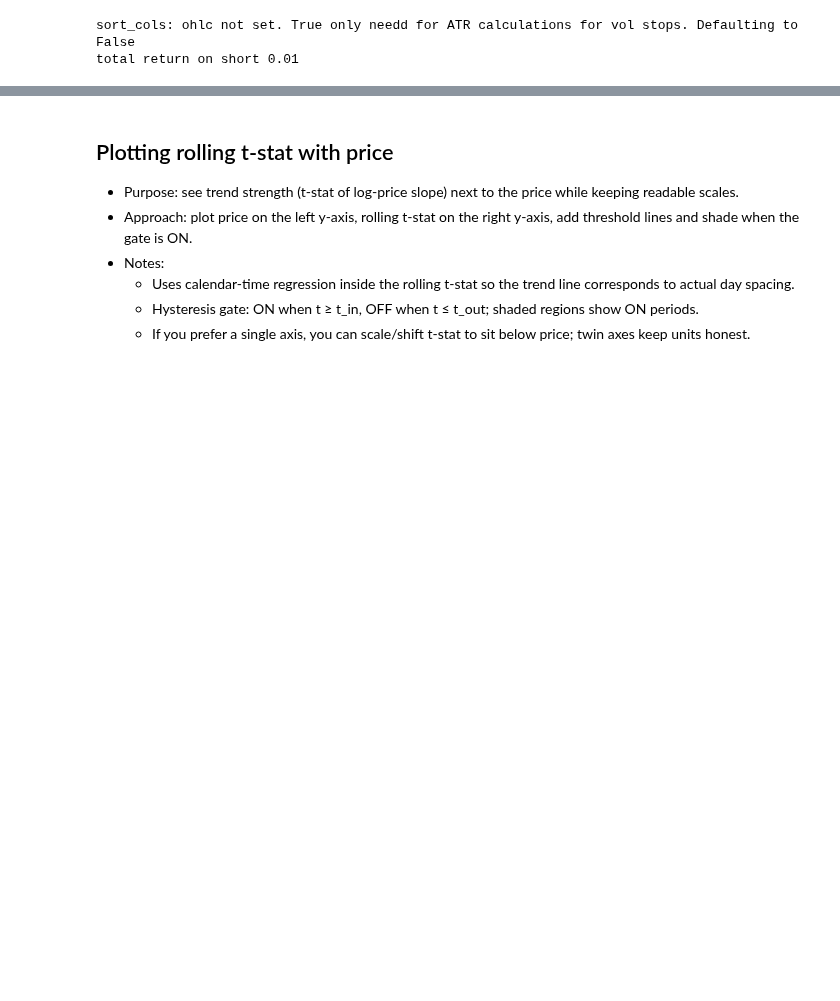
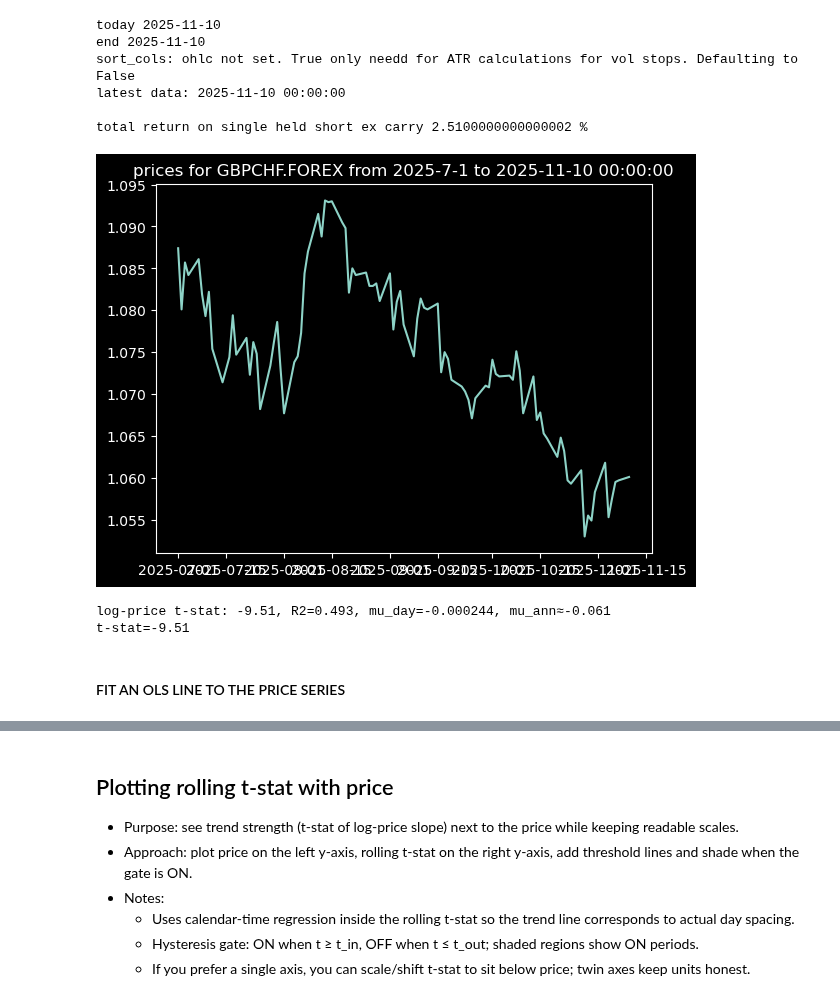
Before and after one commit to nimchimpski/GeoQuant, a Jupyter notebook: various/t-stat_slope.ipynb, the cells around one changed output, grey strips where cells are left out. Saved outputs shown, nothing was run; the diff lists cells and outputs as text; code cells hidden in the pictures; blank space fills up the shorter version.

```diff
--- a/various/t-stat_slope.ipynb
+++ b/various/t-stat_slope.ipynb
@@ -21,42 +21,62 @@ plt.style.use('dark_background')
 # %%
 
 ticker='GBPCHF.FOREX'
-start='2025-4-10'
-end='2025-10-26'
+start='2025-7-1'
+today = pd.Timestamp.today().normalize()
+print('today',today.date())
+end=today
+print('end',end.date())
 s =f1.fetch_csv_robust(ticker, params=config.params)
 s=f1.sort_cols(s)
 s=f2.trim_series(s, start, end)
-# plt.plot(s.index, s.values)
+# print latest date
+print('latest data:',s.index[-1])
+plt.plot(s.index, s.values)
 # # give plot a title
-# plt.title(f'Standardized prices for {ticker} from {start} to {end}')
-# plt.show()
+plt.title(f'prices for {ticker} from {start} to {end}')
+# plt.show8
 x_rets = np.log(s / s.shift(1)).dropna()
 
 total_return=(s.iloc[-1]/s.iloc[0])-1
 total_return = -total_return
 # slope=(s.iloc[-1]-s.iloc[0])/lens
-print('total return on single held short ex carry',round(total_return, 2))
+print('\ntotal return on single held short ex carry',round(total_return, 4)*100,'%')
 # print('slope',slope)
 logp = np.log(s).dropna()
 # %% [output]
+today 2025-11-10
+end 2025-11-10
 sort_cols: ohlc not set. True only needd for ATR calculations for vol stops. Defaulting to False
-total return on short 0.01
+latest data: 2025-11-10 00:00:00
+
+total return on single held short ex carry 2.5100000000000002 %
+[figure, added]
 # %%
-# index = np.arange(len(logp), dtype=float)
+
+
+
+index = np.arange(len(logp), dtype=float)
 # lr = linregress(index, logp.values)  # slope, intercept, r, p, stderr
-# t_price = lr.slope / lr.stderr if lr.stderr else np.nan
-# mu_day = lr.slope                 # approx daily drift in log terms
-# mu_ann = mu_day * 252
+lr = linregress(index, s.values)  # slope, intercept, r, p, stderr
+tstat_price = lr.slope / lr.stderr if lr.stderr else np.nan
+mu_day = lr.slope # approx daily drift in log terms
+mu_ann = mu_day * 252
 
-# print(f"log-price t-stat: {t_price:.2f}, R2={lr.rvalue**2:.3f}, mu_day={mu_day:.6f}, mu_ann≈{mu_ann:.3f}")
+print(f"log-price t-stat: {tstat_price:.2f}, R2={lr.rvalue**2:.3f}, mu_day={mu_day:.6f}, mu_ann≈{mu_ann:.3f}")
 
-# # Fitted log trend -> back to price space for plotting
+# Fitted log trend -> back to price space for plotting. y'hat' means predicted
 # yhat_log = lr.intercept + lr.slope * index
+yhat = lr.intercept + lr.slope * index
 # yhat = np.exp(yhat_log)
-# yhat = pd.Series(yhat, index=logp.index)
-# # get t-stat
-# s_t=lr.slope / lr.stderr if lr.stderr else np.nan
-# print(f"t-stat={s_t:.2f}")
+yhat = pd.Series(yhat, index=logp.index)
+# get t-stat
+s_t=lr.slope / lr.stderr if lr.stderr else np.nan
+print(f"t-stat={s_t:.2f}")
+# %% [output]
+log-price t-stat: -9.51, R2=0.493, mu_day=-0.000244, mu_ann≈-0.061
+t-stat=-9.51
+# %% [markdown]
+#### FIT AN OLS LINE TO THE PRICE SERIES
 # %%
 
 # Plot actual price vs fitted trend
```
Also changed, not shown: parts of 3 cells of this notebook, 27 other files.
